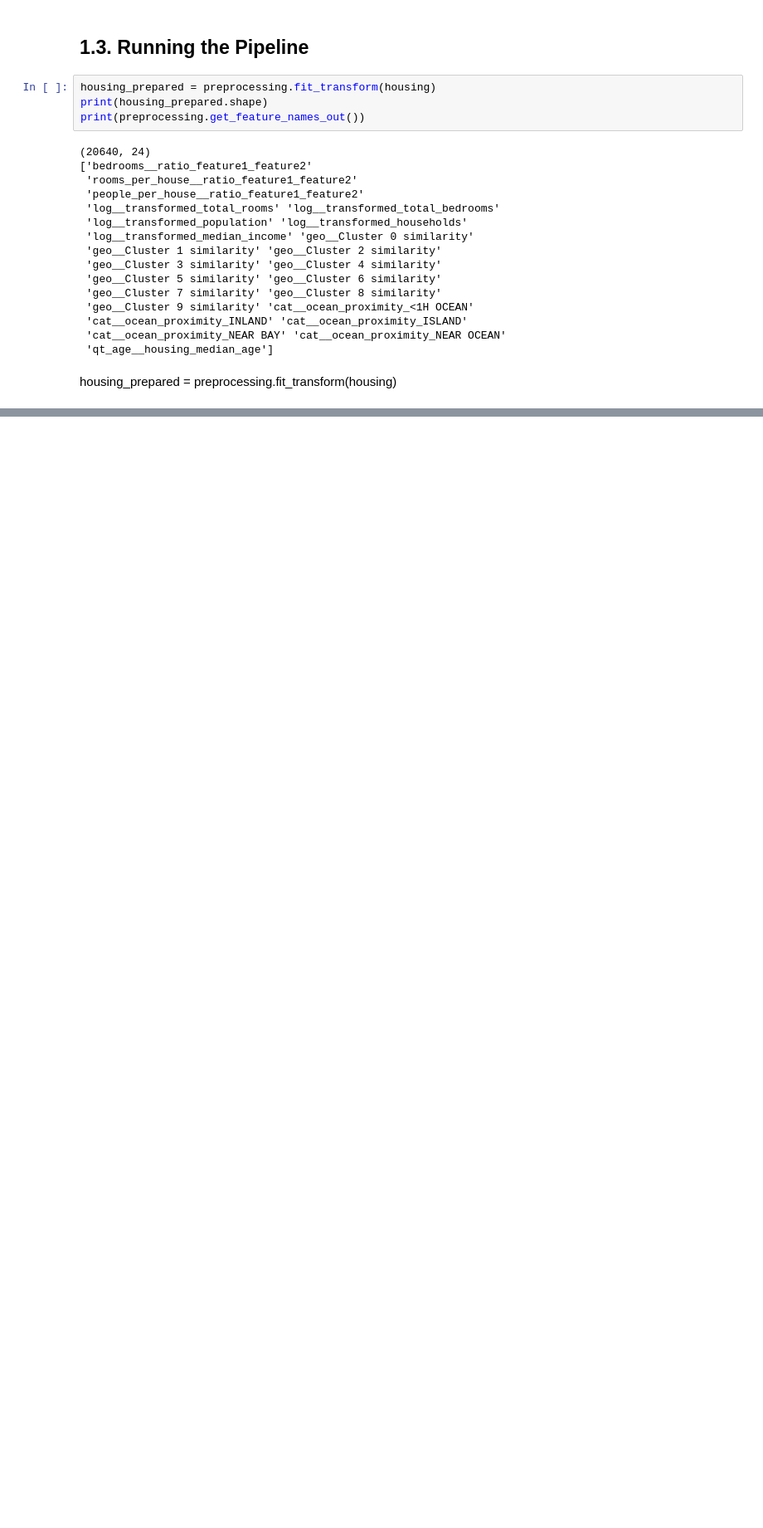
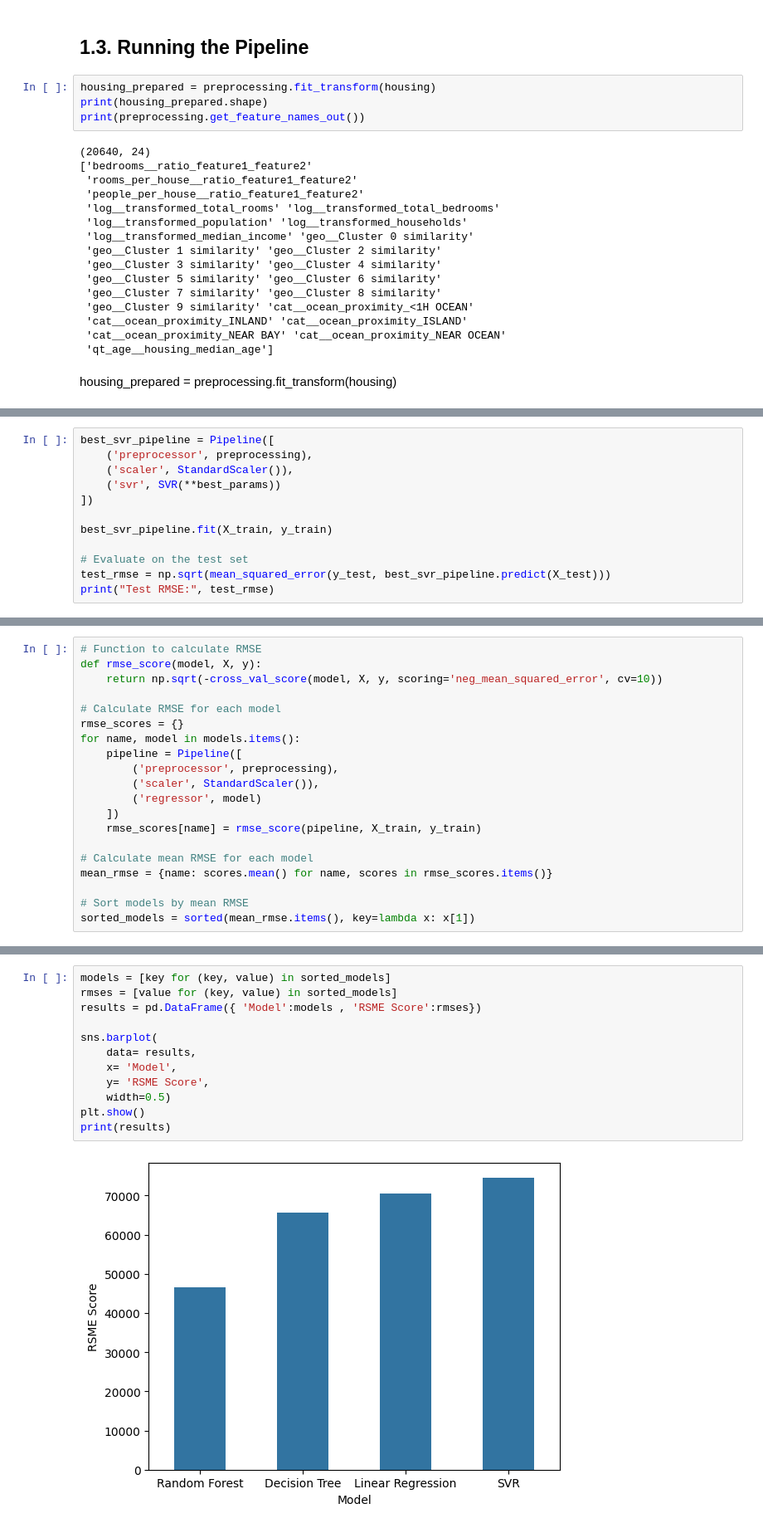
Before and after one commit to omisa69/IAI600Lab2, a Jupyter notebook: california_house_prices.ipynb, the cells around one changed output, grey strips where cells are left out. Shown at 83% size. Cells and saved outputs as stored; diff of their text form; blank space fills up the shorter version.

```diff
--- a/california_house_prices.ipynb
+++ b/california_house_prices.ipynb
@@ -207,0 +284,12 @@ housing_prepared = preprocessing.fit_transform(housing)
+# %%
+best_svr_pipeline = Pipeline([
+    ('preprocessor', preprocessing),
+    ('scaler', StandardScaler()),
+    ('svr', SVR(**best_params))
+])
+
+best_svr_pipeline.fit(X_train, y_train)
+
+# Evaluate on the test set
+test_rmse = np.sqrt(mean_squared_error(y_test, best_svr_pipeline.predict(X_test)))
+print("Test RMSE:", test_rmse)
@@ -207,0 +319,20 @@ housing_prepared = preprocessing.fit_transform(housing)
+# %%
+# Function to calculate RMSE
+def rmse_score(model, X, y):
+    return np.sqrt(-cross_val_score(model, X, y, scoring='neg_mean_squared_error', cv=10))
+
+# Calculate RMSE for each model
+rmse_scores = {}
+for name, model in models.items():
+    pipeline = Pipeline([
+        ('preprocessor', preprocessing),
+        ('scaler', StandardScaler()),
+        ('regressor', model)
+    ])
+    rmse_scores[name] = rmse_score(pipeline, X_train, y_train)
+
+# Calculate mean RMSE for each model
+mean_rmse = {name: scores.mean() for name, scores in rmse_scores.items()}
+
+# Sort models by mean RMSE
+sorted_models = sorted(mean_rmse.items(), key=lambda x: x[1])
@@ -207,0 +341,14 @@ housing_prepared = preprocessing.fit_transform(housing)
+# %%
+models = [key for (key, value) in sorted_models]
+rmses = [value for (key, value) in sorted_models]
+results = pd.DataFrame({ 'Model':models , 'RSME Score':rmses})
+
+sns.barplot(
+    data= results,
+    x= 'Model',
+    y= 'RSME Score',
+    width=0.5)
+plt.show()
+print(results)
+# %% [output]
+[figure, added]
```
Also changed, not shown: parts of 21 cells of this notebook.
